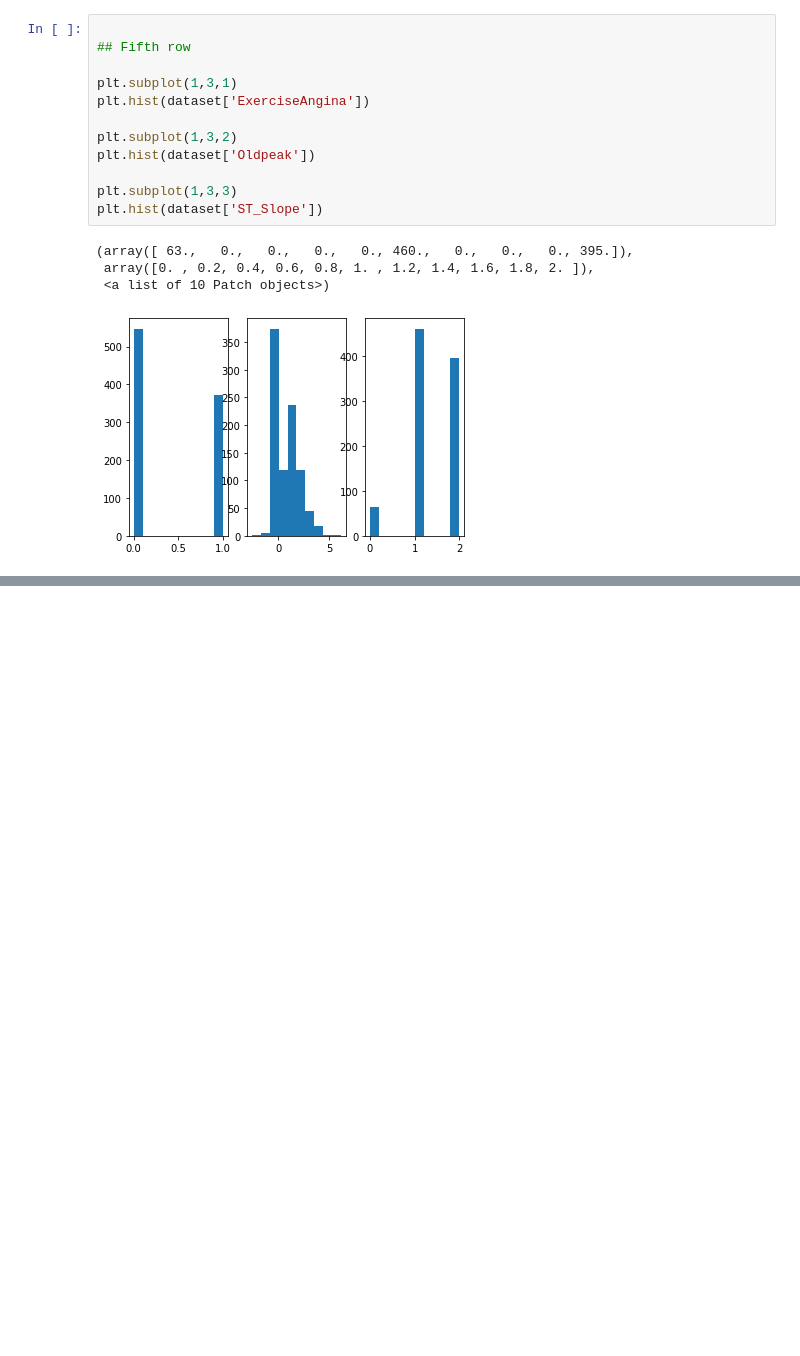
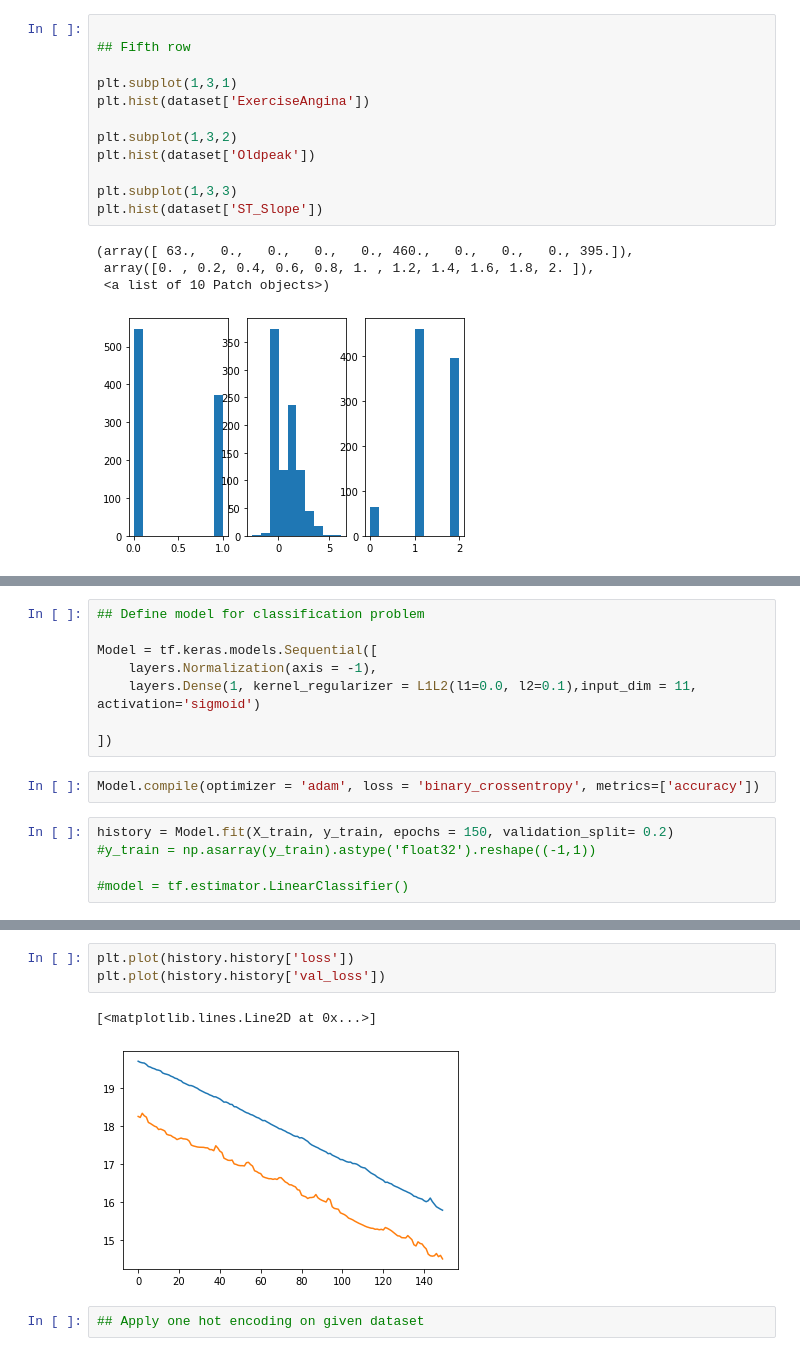
Before and after one commit to dayaniravi123/Machine-Learning-Projects, a Jupyter notebook: Heart_Failure_Detection.ipynb, the cells around one changed output, grey strips where cells are left out. Saved outputs shown, nothing was run; the diff lists cells and outputs as text; blank space fills up the shorter version.

Commit message:
Implement Logistic regression model

```diff
--- a/Heart_Failure_Detection.ipynb
+++ b/Heart_Failure_Detection.ipynb
@@ -152,0 +164,15 @@ sns.heatmap(dataset.iloc[1:10,] )
+# %%
+## Define model for classification problem
+
+Model = tf.keras.models.Sequential([
+    layers.Normalization(axis = -1),
+    layers.Dense(1, kernel_regularizer = L1L2(l1=0.0, l2=0.1),input_dim = 11, activation='sigmoid')
+
+])
+# %%
+Model.compile(optimizer = 'adam', loss = 'binary_crossentropy', metrics=['accuracy'])
+# %%
+history = Model.fit(X_train, y_train, epochs = 150, validation_split= 0.2)
+#y_train = np.asarray(y_train).astype('float32').reshape((-1,1))
+
+#model = tf.estimator.LinearClassifier()
@@ -152,0 +197,8 @@ sns.heatmap(dataset.iloc[1:10,] )
+# %%
+plt.plot(history.history['loss'])
+plt.plot(history.history['val_loss'])
+# %% [output]
+[<matplotlib.lines.Line2D at 0x...>]
+[figure, added]
+# %%
+## Apply one hot encoding on given dataset
```
Also changed, not shown: parts of 5 cells of this notebook.
